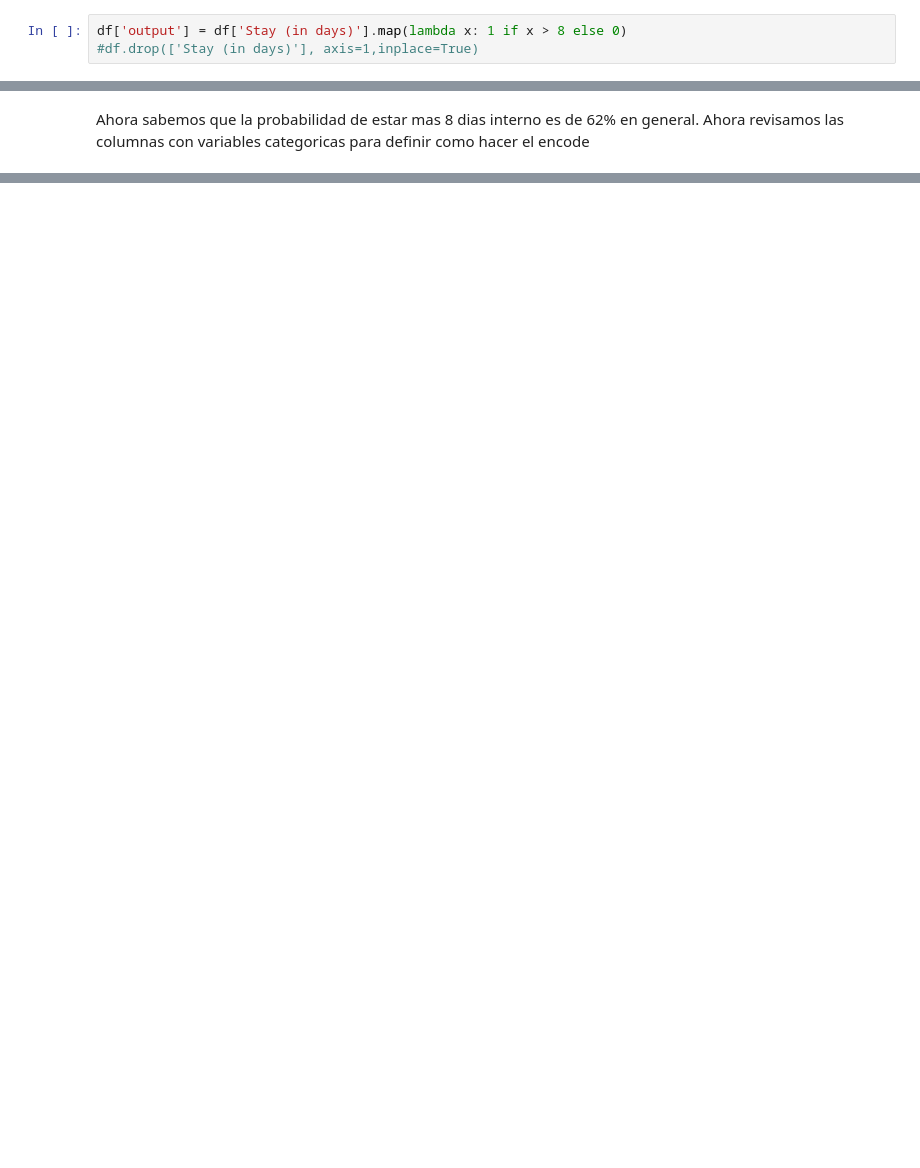
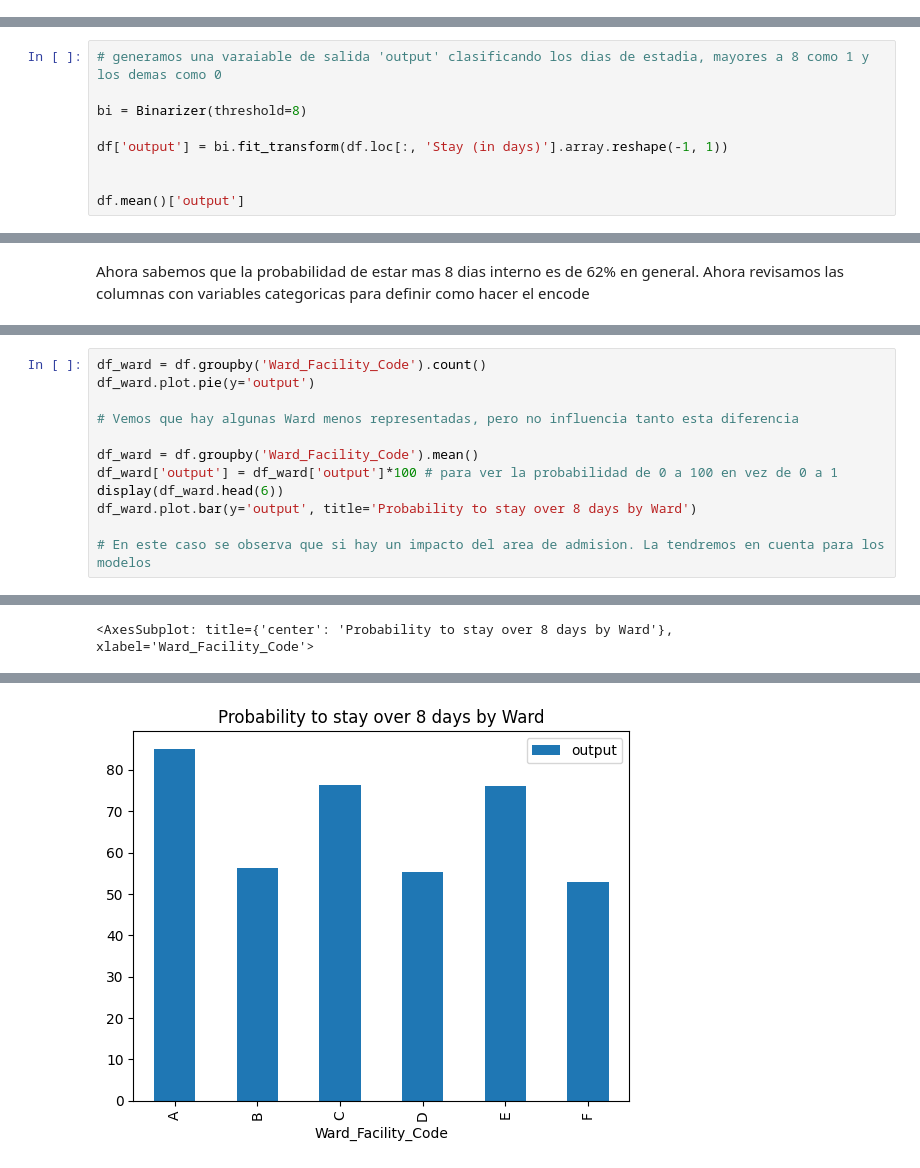
Before and after one commit to HelioForero/Datathon, a Jupyter notebook: EDA.ipynb, the cells around one changed output, grey strips where cells are left out. Drawn from its saved outputs; the diff is of its cells as text; blank space fills up the shorter version.

```diff
--- a/EDA.ipynb
+++ b/EDA.ipynb
@@ -57,5 +62,2 @@ dtype: int64
 # %% [markdown]
 Primero generamos la salida a partir de la columna 'Stay (in days)'
-# %%
-df['output'] = df['Stay (in days)'].map(lambda x: 1 if x > 8 else 0)
-#df.drop(['Stay (in days)'], axis=1,inplace=True)
@@ -73,0 +64,9 @@ df.describe()
+# %%
+# generamos una varaiable de salida 'output' clasificando los dias de estadia, mayores a 8 como 1 y los demas como 0
+
+bi = Binarizer(threshold=8)
+
+df['output'] = bi.fit_transform(df.loc[:, 'Stay (in days)'].array.reshape(-1, 1))
+
+
+df.mean()['output']
@@ -941,0 +150,13 @@ print(precision_score(y_test, y_pred, average=None))
+# %%
+df_ward = df.groupby('Ward_Facility_Code').count()
+df_ward.plot.pie(y='output')
+
+# Vemos que hay algunas Ward menos representadas, pero no influencia tanto esta diferencia
+
+df_ward = df.groupby('Ward_Facility_Code').mean()
+df_ward['output'] = df_ward['output']*100 # para ver la probabilidad de 0 a 100 en vez de 0 a 1
+display(df_ward.head(6))
+df_ward.plot.bar(y='output', title='Probability to stay over 8 days by Ward')
+
+# En este caso se observa que si hay un impacto del area de admision. La tendremos en cuenta para los modelos
+# %% [output]
@@ -941,0 +171 @@ print(precision_score(y_test, y_pred, average=None))
+<AxesSubplot: title={'center': 'Probability to stay over 8 days by Ward'}, xlabel='Ward_Facility_Code'>
@@ -941,0 +173 @@ print(precision_score(y_test, y_pred, average=None))
+[figure, added]
```
Also changed, not shown: parts of 69 cells of this notebook, 5 other files.
